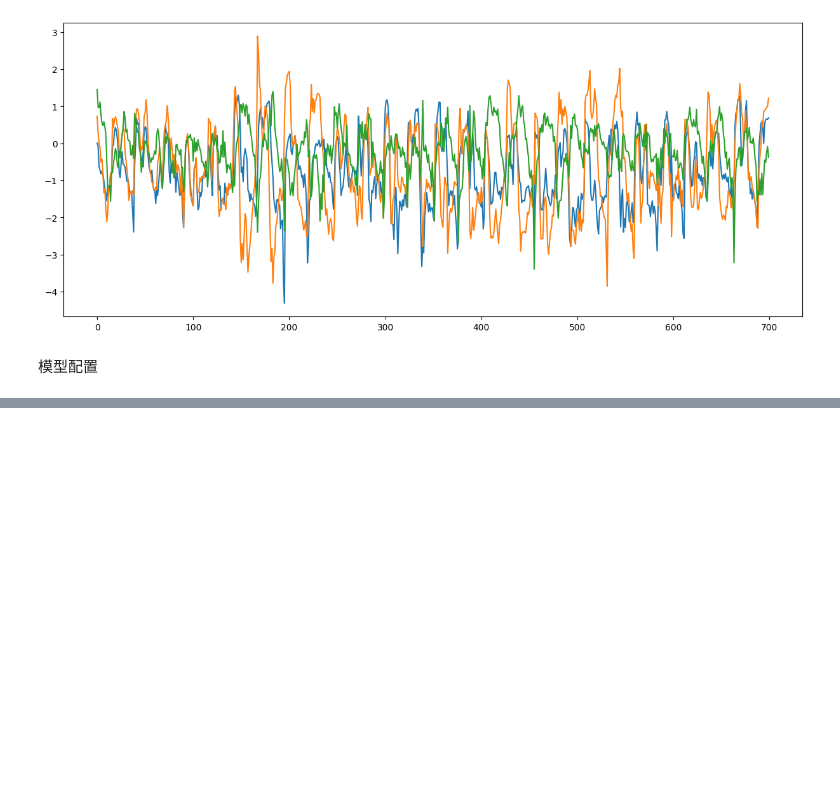
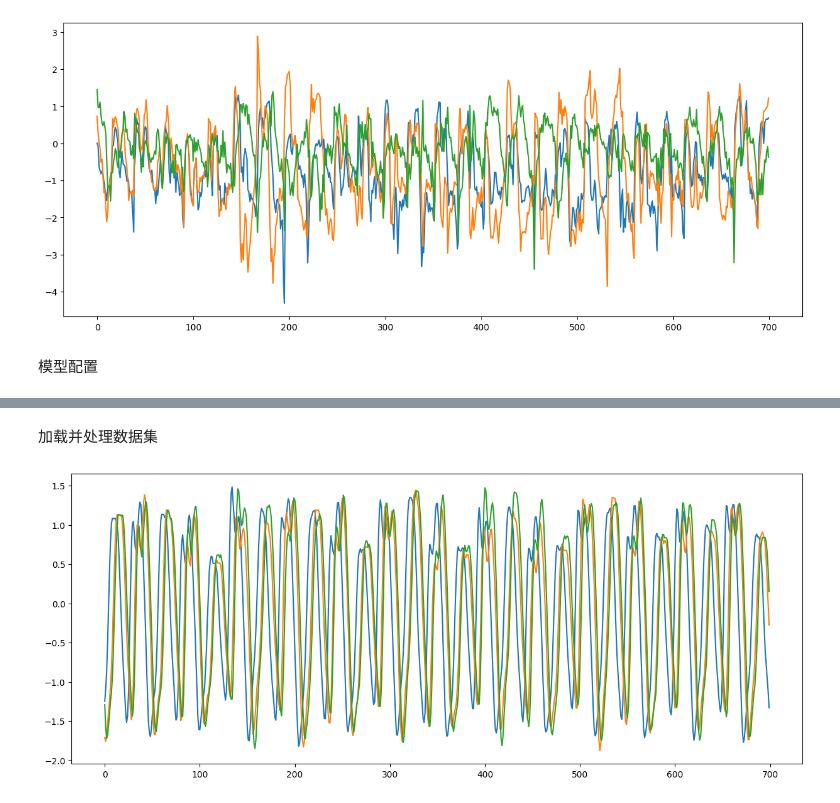
Before and after one commit to i4mhmh/Recurrent-Revisiting-a-Methodology-for-Efficient-CNN-Architectures-in-Profiling-Attacks, a Jupyter notebook: train.ipynb, the cells around one changed output, grey strips where cells are left out. Saved outputs shown, nothing was run; the diff lists cells and outputs as text; code cells hidden in the pictures; blank space fills up the shorter version.

```diff
--- a/train.ipynb
+++ b/train.ipynb
@@ -127,0 +134,20 @@ plt.show()
+# %% [markdown]
+加载并处理数据集
+# %%
+dataloder = DataLoder("./datasets/ASCAD_N50/ASCAD_desync50.h5")
+X_profiling, Y_profiling, profiling_targets, profiling_key, X_attack, attack_targets, attack_key = dataloder.get_ascad()
+
+
+# 数据预处理
+X_profiling, X_attack = feature_standardization(X_profiling, X_attack)
+Reshape_X_train = fit_cnn(X_profiling)
+Reshape_X_attack = fit_cnn(X_attack)
+# plt
+fig = plt.figure(figsize=(15,6))
+x = range(X_profiling.shape[1])
+for i in range(3):
+    plt.plot(x, X_profiling[i])
+
+X_train, X_val, Y_train, Y_val = train_test_split(Reshape_X_train, Y_profiling, test_size=0.1)
+# %% [output]
+[figure, added]
```
Also changed, not shown: parts of 21 cells of this notebook, 7 other files.
